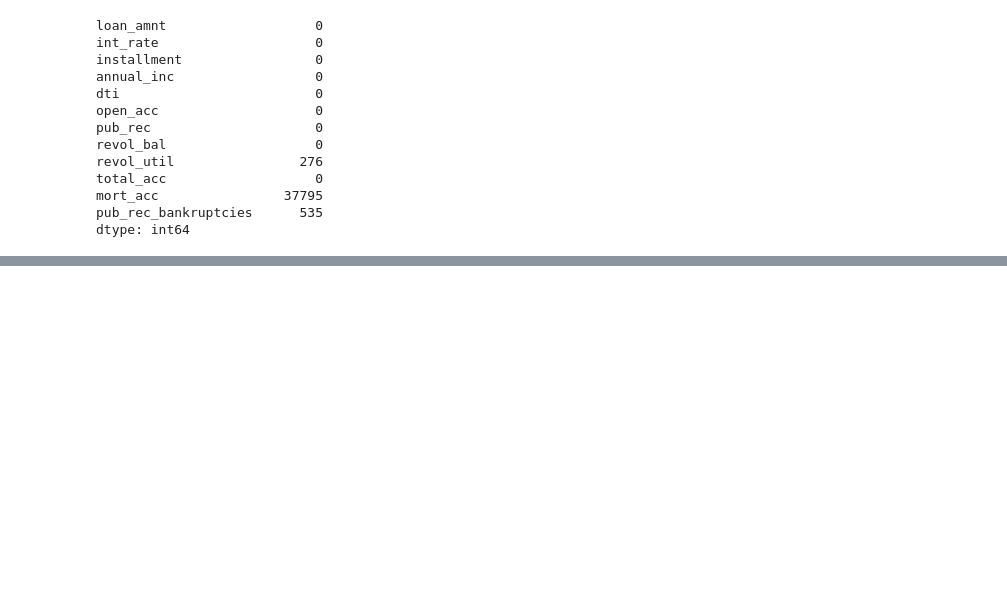
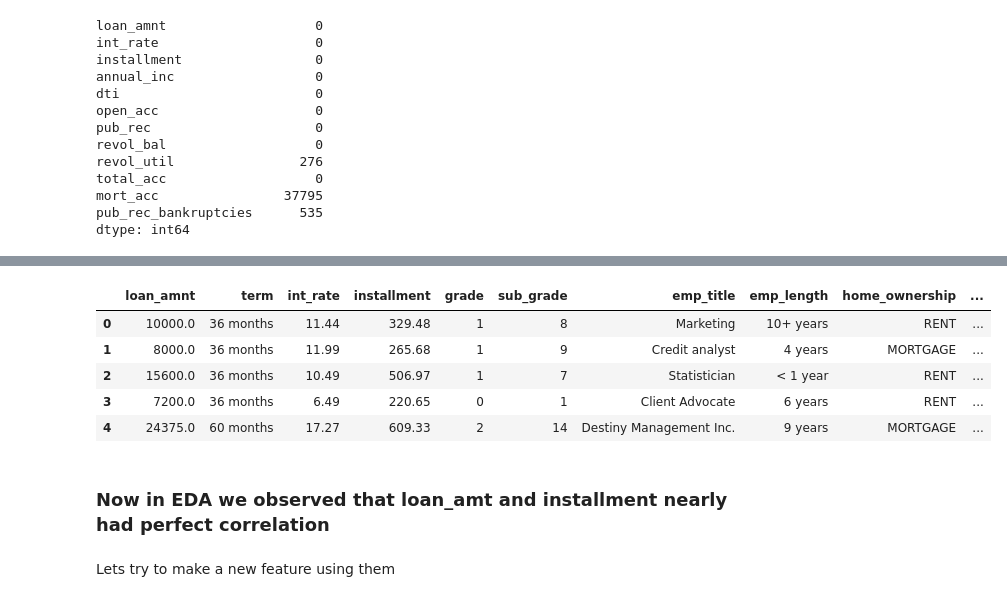
Before and after one commit to adupatil/Loan_credibility_prediction, a Jupyter notebook: Loan_credibility_prediction.ipynb, the cells around one changed output, grey strips where cells are left out. Saved outputs shown, nothing was run; the diff lists cells and outputs as text; code cells hidden in the pictures; blank space fills up the shorter version.

```diff
--- a/Loan_credibility_prediction.ipynb
+++ b/Loan_credibility_prediction.ipynb
@@ -381,0 +790,2 @@ dtype: int64
+# %%
+data.drop('loan_status__1',axis=1,inplace=True)
@@ -381,0 +801,15 @@ dtype: int64
+# %%
+df = pd.concat([df,data],axis=1)
+# %%
+df.head()
+# %% [output]
+|  | loan_amnt | term | int_rate | installment | grade | sub_grade | emp_title | emp_length | home_ownership | ... |
+| 0 | 10000.0 | 36 months | 11.44 | 329.48 | 1 | 8 | Marketing | 10+ years | RENT | ... |
+| 1 | 8000.0 | 36 months | 11.99 | 265.68 | 1 | 9 | Credit analyst | 4 years | MORTGAGE | ... |
+| 2 | 15600.0 | 36 months | 10.49 | 506.97 | 1 | 7 | Statistician | < 1 year | RENT | ... |
+| 3 | 7200.0 | 36 months | 6.49 | 220.65 | 0 | 1 | Client Advocate | 6 years | RENT | ... |
+| 4 | 24375.0 | 60 months | 17.27 | 609.33 | 2 | 14 | Destiny Management Inc. | 9 years | MORTGAGE | ... |
+# %% [markdown]
+### Now in EDA we observed that loan_amt and installment nearly had perfect correlation
+# %% [markdown]
+Lets try to make a new feature using them
```
Also changed, not shown: parts of 58 cells of this notebook.
